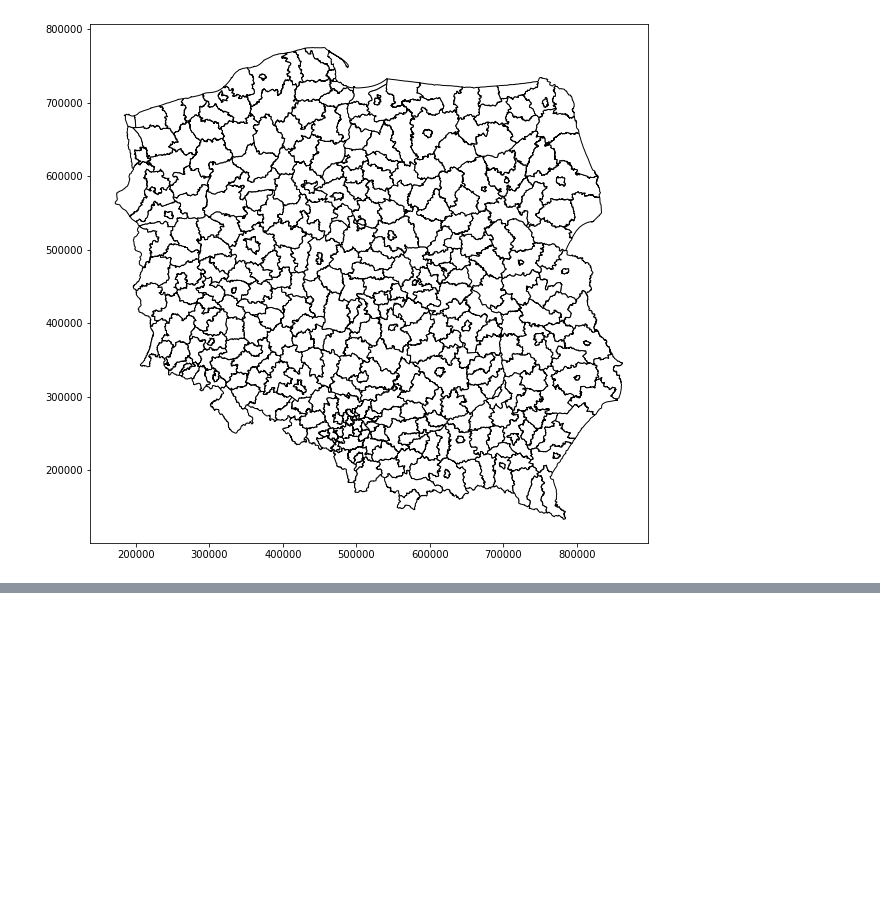
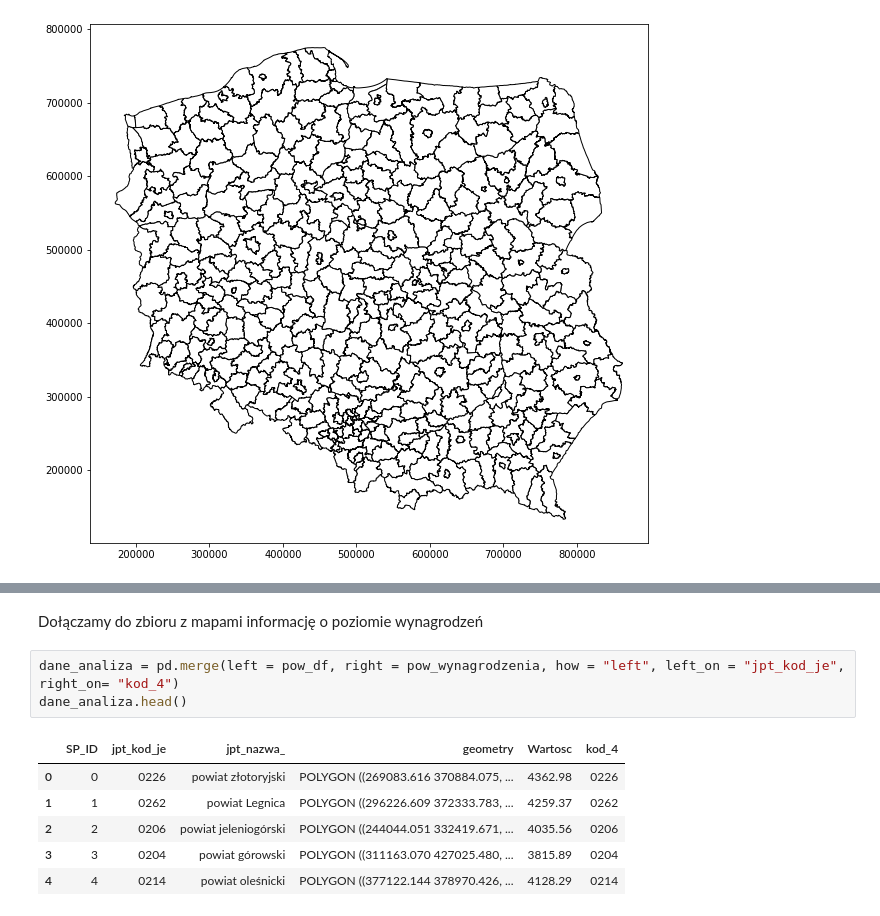
Before and after one commit to DepartmentOfStatisticsPUE/air-2021, a Jupyter notebook: notebooks/8_analizy_przetrzenne.ipynb, the cells around one changed output, grey strips where cells are left out. Saved outputs shown, nothing was run; the diff lists cells and outputs as text; blank space fills up the shorter version.

```diff
--- a/notebooks/8_analizy_przetrzenne.ipynb
+++ b/notebooks/8_analizy_przetrzenne.ipynb
@@ -25,0 +46,12 @@ pow_df.plot(color = "white", edgecolor = "black")
+# %% [markdown]
+Dołączamy do zbioru z mapami informację o poziomie wynagrodzeń
+# %%
+dane_analiza = pd.merge(left = pow_df, right = pow_wynagrodzenia, how = "left", left_on = "jpt_kod_je", right_on= "kod_4")
+dane_analiza.head()
+# %% [output]
+|  | SP_ID | jpt_kod_je | jpt_nazwa_ | geometry | Wartosc | kod_4 |
+| 0 | 0 | 0226 | powiat złotoryjski | POLYGON ((269083.616 370884.075, ... | 4362.98 | 0226 |
+| 1 | 1 | 0262 | powiat Legnica | POLYGON ((296226.609 372333.783, ... | 4259.37 | 0262 |
+| 2 | 2 | 0206 | powiat jeleniogórski | POLYGON ((244044.051 332419.671, ... | 4035.56 | 0206 |
+| 3 | 3 | 0204 | powiat górowski | POLYGON ((311163.070 427025.480, ... | 3815.89 | 0204 |
+| 4 | 4 | 0214 | powiat oleśnicki | POLYGON ((377122.144 378970.426, ... | 4128.29 | 0214 |
```
Also changed, not shown: parts of 12 cells of this notebook, 2 other files.
